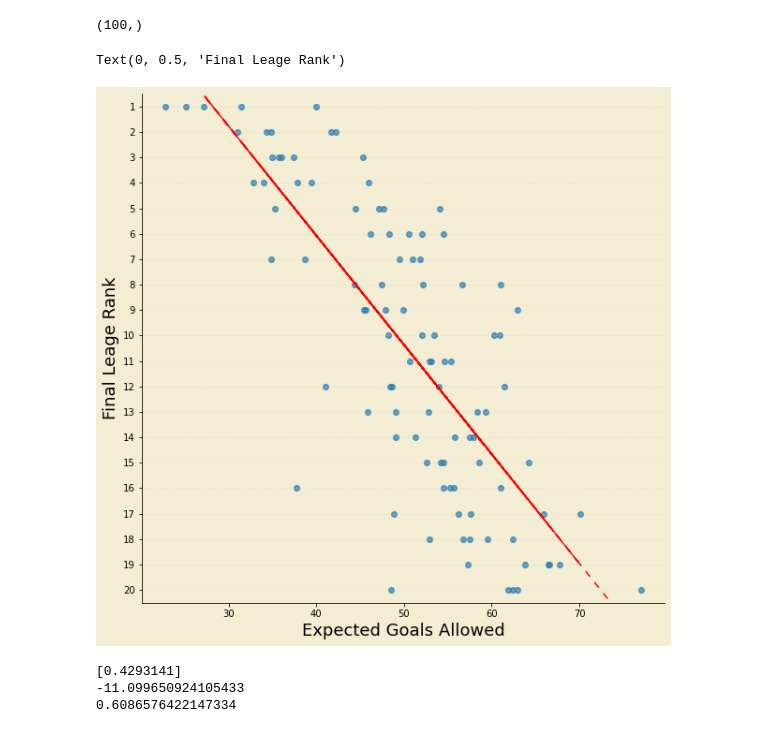
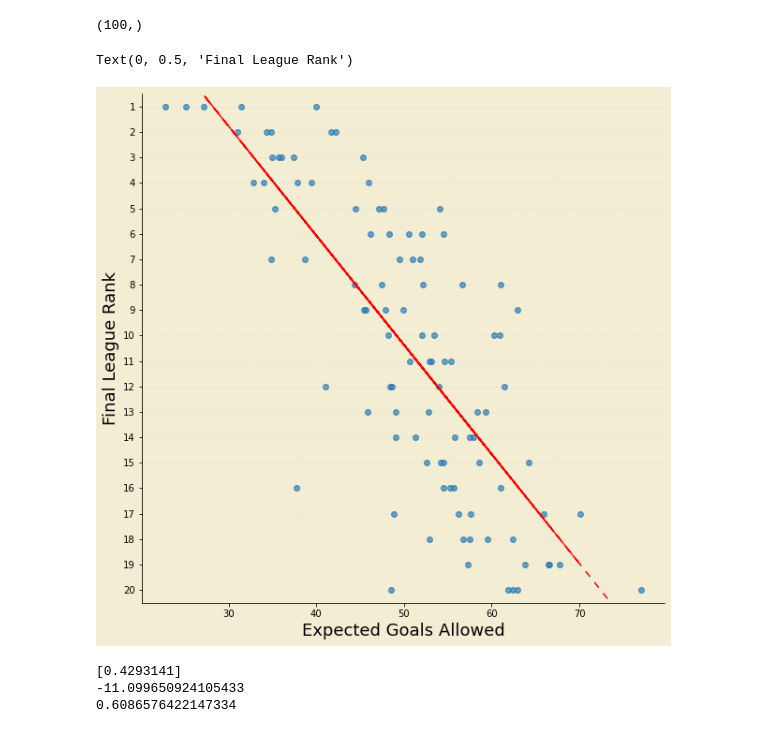
Before and after one commit to Trevor-Jackson94/soccer_project, a Jupyter notebook: linear_regressions/xGA_linear_regression.ipynb, the cells around one changed output. Cells and saved outputs as stored; diff of their text form; code cells hidden in the pictures.

```diff
--- a/linear_regressions/xGA_linear_regression.ipynb
+++ b/linear_regressions/xGA_linear_regression.ipynb
@@ -56,28 +56,28 @@ y_pred = intercept + slope*x
 # %%
 fig,ax = plt.subplots(figsize=(10,10))
 fig.set_facecolor('#f3edd3')
 ax.patch.set_facecolor('#f3edd3')
 
 ax.grid(ls='dotted',lw=.5,color='lightgrey',axis='y',zorder=1)
 spines = ['top','right']
 for i in spines:
     if i in spines:
         ax.spines[i].set_visible(False)
 
 #plot data
 plt.scatter(x,y,alpha=.7)
 plt.plot(x,y_pred,c='red',linestyle='--',dashes=(5,5))
 
 
 plt.ylim(.5,20.5)
 plt.gca().invert_yaxis()
 
 plt.yticks([1,2,3,4,5,6,7,8,9,10,11,12,13,14,15,16,17,18,19,20])
 plt.xlabel('Expected Goals Allowed',fontsize=18)
-plt.ylabel('Final Leage Rank',fontsize=18)
+plt.ylabel('Final League Rank',fontsize=18)
 # %% [output]
-Text(0, 0.5, 'Final Leage Rank')
+Text(0, 0.5, 'Final League Rank')
-[figure, old version]
+[figure, new version]
 # %%
 print(model.coef_)
 print(model.intercept_)
```
Also changed, not shown: 5 other files.
